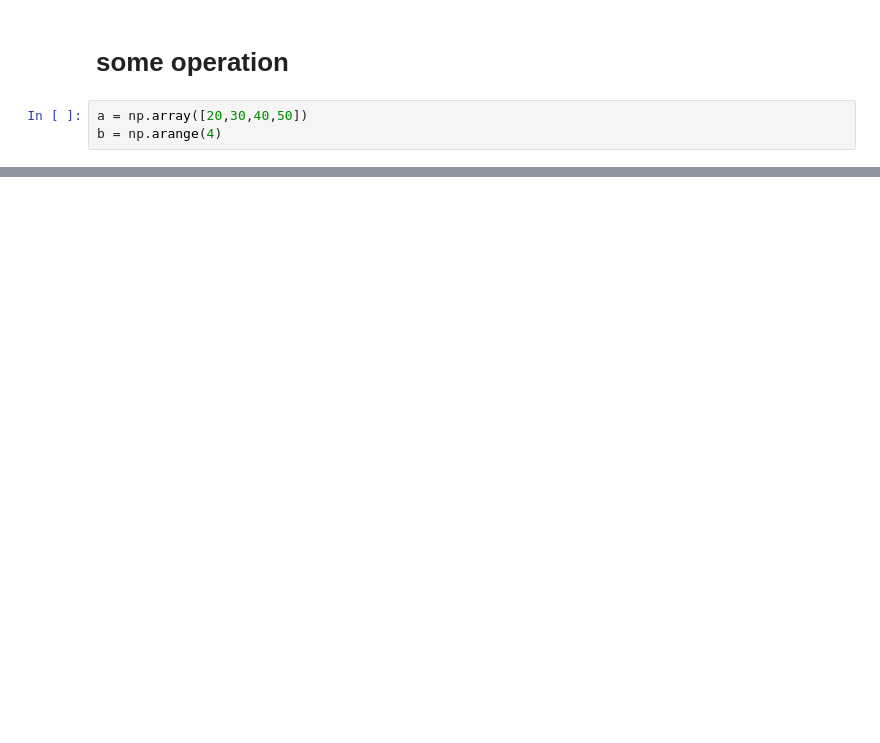
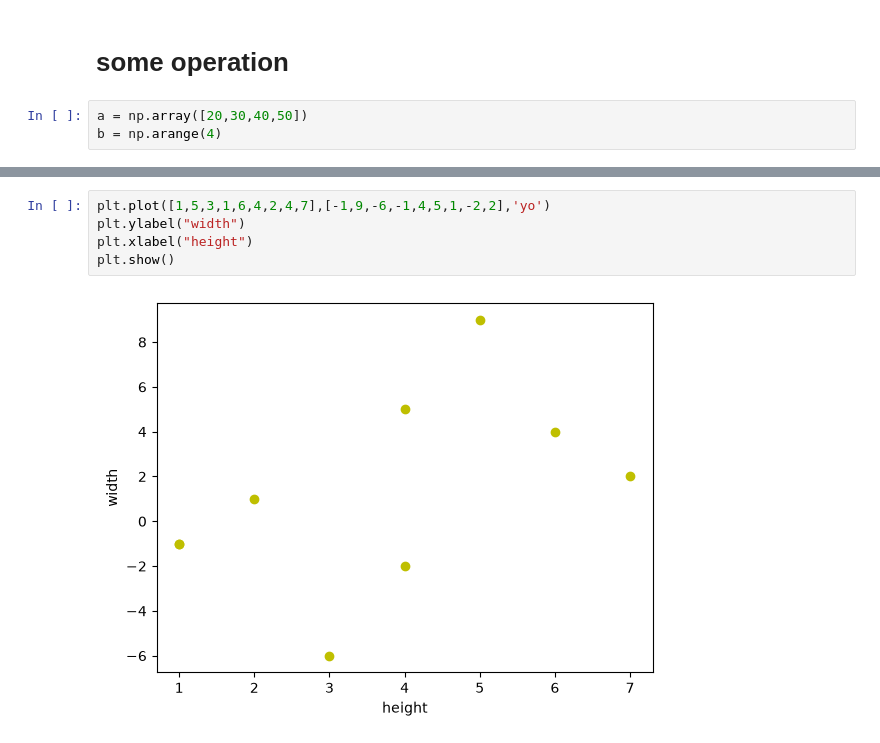
Before and after one commit to mahdiatom00/python-notebooks, a Jupyter notebook: notebooks/Jupyter-main.ipynb, the cells around one changed output, grey strips where cells are left out. Saved outputs shown, nothing was run; the diff lists cells and outputs as text; blank space fills up the shorter version.

```diff
--- a/notebooks/Jupyter-main.ipynb
+++ b/notebooks/Jupyter-main.ipynb
@@ -134,0 +233,7 @@ dtype: float64
+# %%
+plt.plot([1,5,3,1,6,4,2,4,7],[-1,9,-6,-1,4,5,1,-2,2],'yo')
+plt.ylabel("width")
+plt.xlabel("height")
+plt.show()
+# %% [output]
+[figure, added]
```
Also changed, not shown: parts of 42 cells of this notebook.
